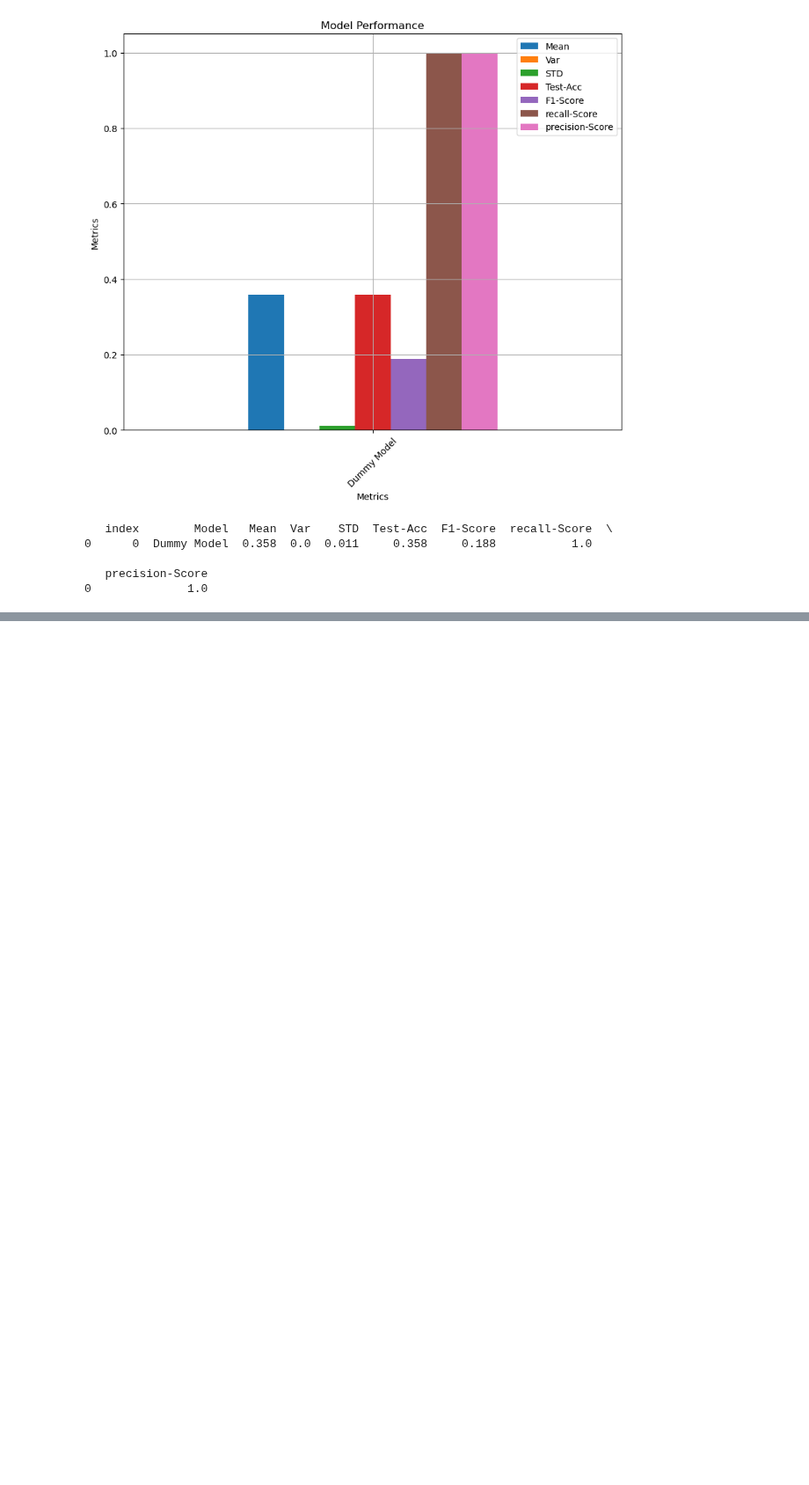
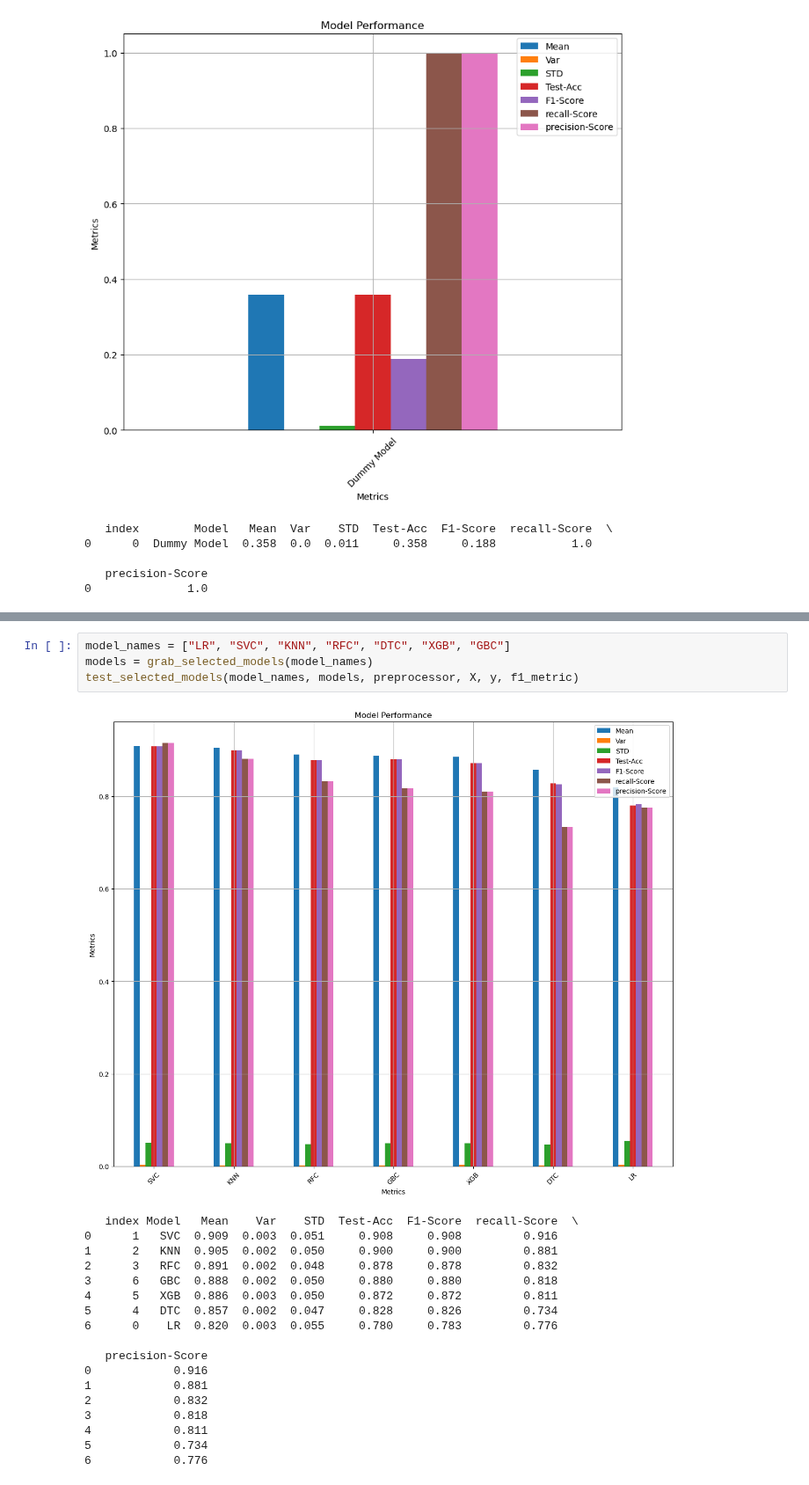
Before and after one commit to MaukanMir/-Social-Network-Ads-Classifier, a Jupyter notebook: training.ipynb, the cells around one changed output, grey strips where cells are left out. Shown at 88% size. Saved outputs shown, nothing was run; the diff lists cells and outputs as text; blank space fills up the shorter version.

```diff
--- a/training.ipynb
+++ b/training.ipynb
@@ -285,0 +309,23 @@ test_selected_models(["Dummy Model"], [model], preprocessor, X, y, precision_met
+# %%
+model_names = ["LR", "SVC", "KNN", "RFC", "DTC", "XGB", "GBC"]
+models = grab_selected_models(model_names)
+test_selected_models(model_names, models, preprocessor, X, y, f1_metric)
+# %% [output]
+[figure, added]
+   index Model   Mean    Var    STD  Test-Acc  F1-Score  recall-Score  \
+0      1   SVC  0.909  0.003  0.051     0.908     0.908         0.916
+1      2   KNN  0.905  0.002  0.050     0.900     0.900         0.881
+2      3   RFC  0.891  0.002  0.048     0.878     0.878         0.832
+3      6   GBC  0.888  0.002  0.050     0.880     0.880         0.818
+4      5   XGB  0.886  0.003  0.050     0.872     0.872         0.811
+5      4   DTC  0.857  0.002  0.047     0.828     0.826         0.734
+6      0    LR  0.820  0.003  0.055     0.780     0.783         0.776
+
+   precision-Score
+0            0.916
+1            0.881
+2            0.832
+3            0.818
+4            0.811
+5            0.734
+6            0.776
```
Also changed, not shown: parts of 6 cells of this notebook.
